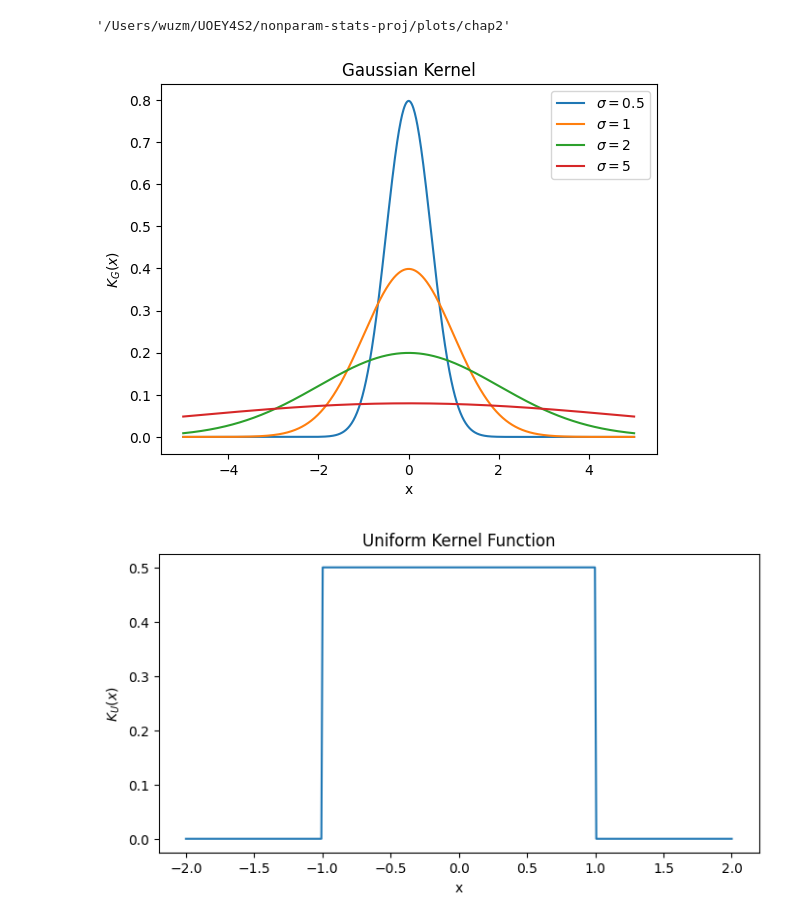
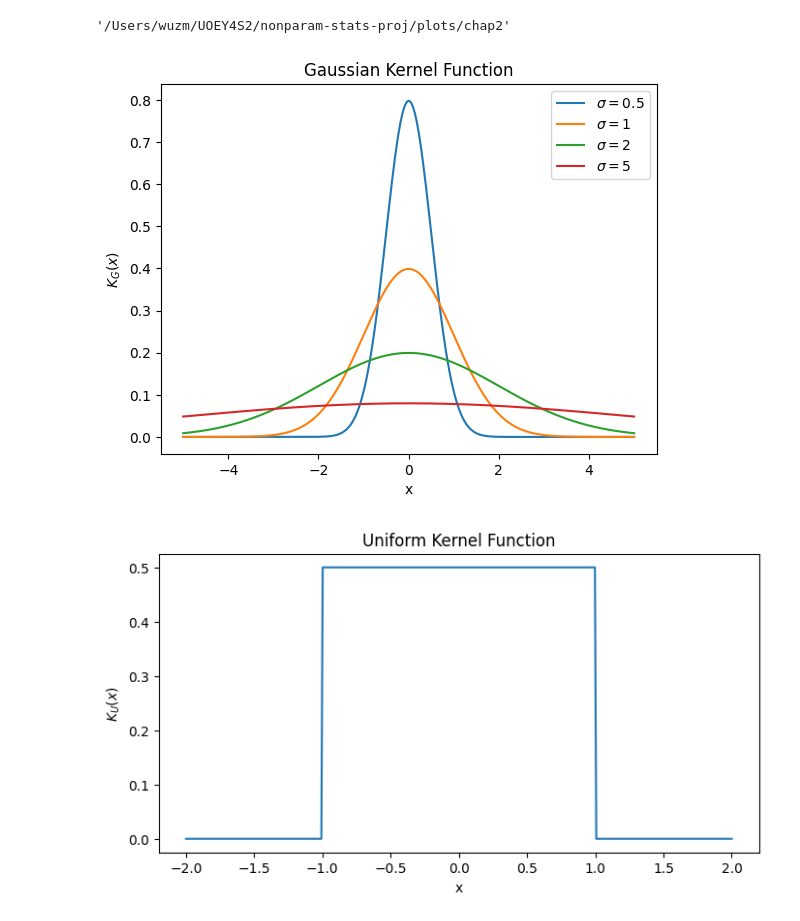
Before and after one commit to abalone88/nonparam-stats-proj, a Jupyter notebook: code/chp2-nonparam-density/univariate-kernels.ipynb, the cells around one changed output. Cells and saved outputs as stored; diff of their text form; code cells hidden in the pictures.

```diff
--- a/code/chp2-nonparam-density/univariate-kernels.ipynb
+++ b/code/chp2-nonparam-density/univariate-kernels.ipynb
@@ -24,26 +24,26 @@ plots_folder
 # %%
 
 # Parameters for the Gaussian kernel
 sd_values = [0.5, 1, 2, 5]
 x = np.linspace(-5, 5, 1000)
 
 # Gaussian kernel function
-def gaussian_kernel(x, sigma):
+def gaussian_kernel(x, sigma=1):
     return (1 / (np.sqrt(2 * np.pi) * sigma)) * np.exp(- (x ** 2) / (2 * sigma ** 2))
 
 for sigma in sd_values:
     k = gaussian_kernel(x, sigma)
     plt.plot(x, k, label=f'$\sigma={sigma}$')
 
 plt.xlabel('x')
 plt.ylabel('$K_G(x)$')
 plt.title('Gaussian Kernel Function')
 plt.legend()
 
 plt.savefig(os.path.join(plots_folder, 'univariate_gaussian_kernel.png'))
 plt.show()
 # %% [output]
-[figure, old version]
+[figure, new version]
 # %%
 # Uniform kernel function
 def uniform_kernel(u):
```
Also changed, not shown: parts of 7 cells of this notebook.
